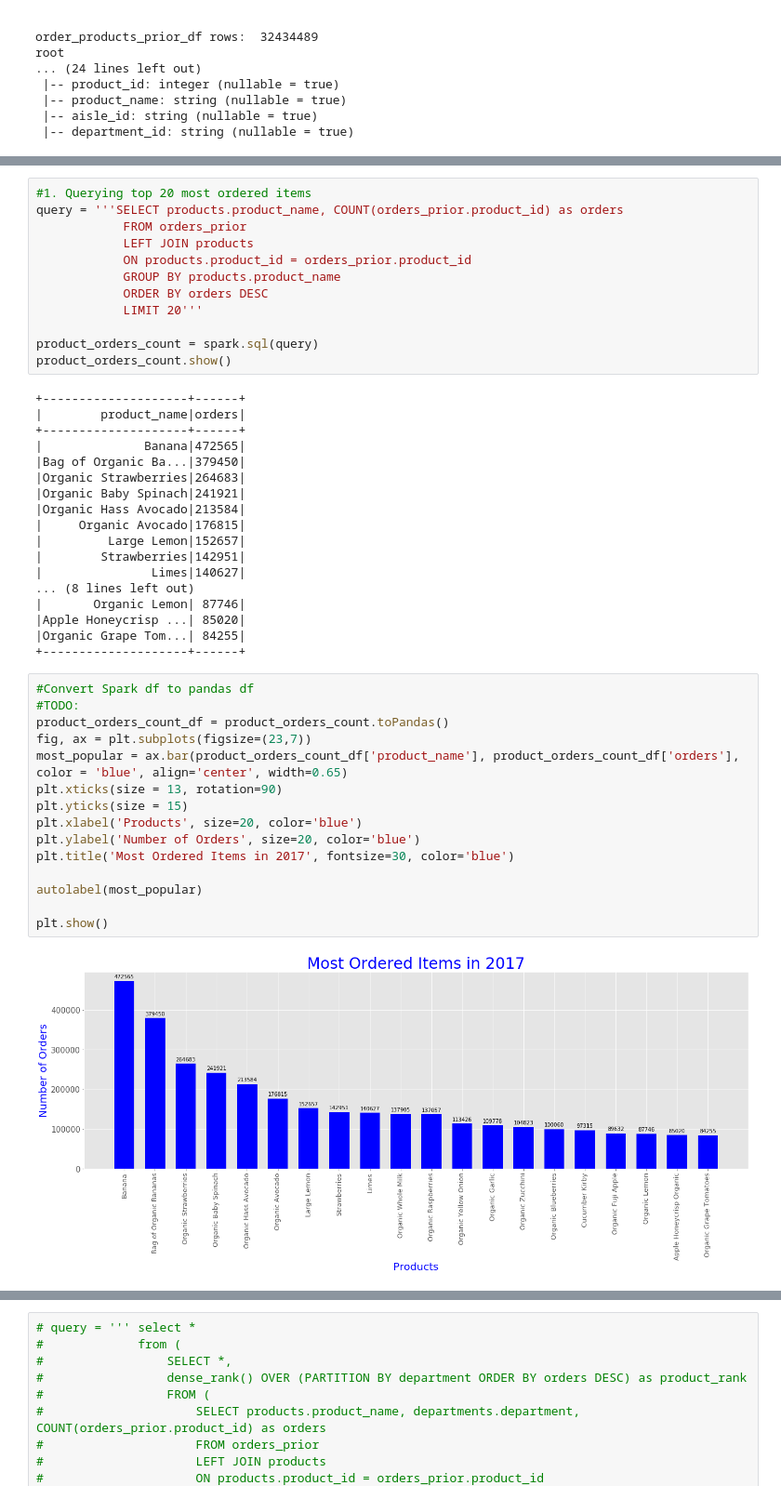
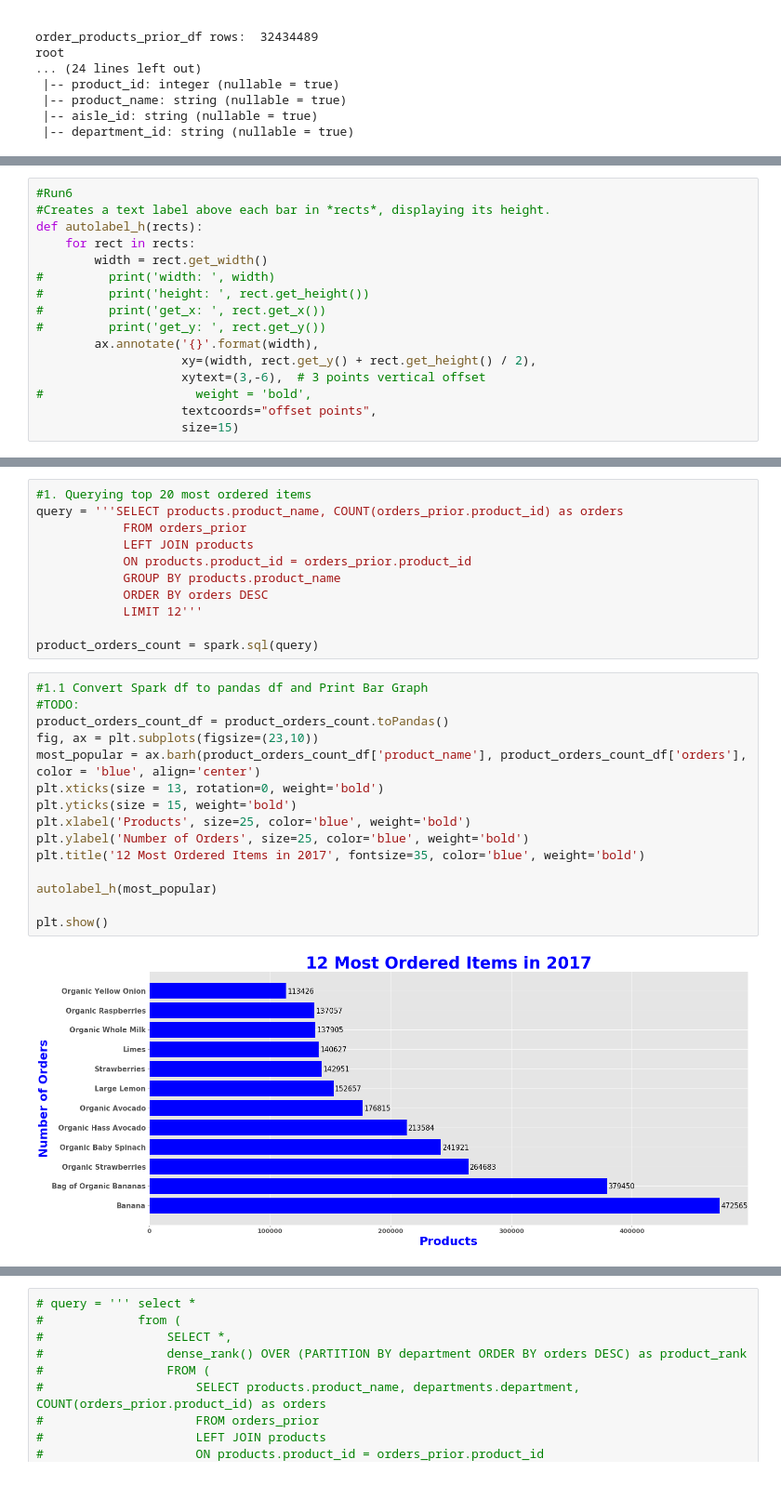
Before and after one commit to WinrichSy/Capstone_Instagram, a Jupyter notebook: Capstone 1 Instacart.ipynb, the cells around one changed output, grey strips where cells are left out. Shown: that part at 93% size. Saved outputs shown, nothing was run; the diff lists cells and outputs as text.

Commit message:
More queries added. Prettified graphs to make them more presentable

```diff
--- a/Capstone 1 Instacart.ipynb
+++ b/Capstone 1 Instacart.ipynb
@@ -228,0 +241,16 @@ def autolabel(rects):
+# %%
+#Run6
+#Creates a text label above each bar in *rects*, displaying its height.
+def autolabel_h(rects):
+    for rect in rects:
+        width = rect.get_width()
+#         print('width: ', width)
+#         print('height: ', rect.get_height())
+#         print('get_x: ', rect.get_x())
+#         print('get_y: ', rect.get_y())
+        ax.annotate('{}'.format(width),
+                    xy=(width, rect.get_y() + rect.get_height() / 2),
+                    xytext=(3,-6),  # 3 points vertical offset
+#                     weight = 'bold',
+                    textcoords="offset points",
+                    size=15)
@@ -234,44 +287,25 @@ query = '''SELECT products.product_name, COUNT(orders_prior.product_id) as order
             ON products.product_id = orders_prior.product_id
             GROUP BY products.product_name
             ORDER BY orders DESC
-            LIMIT 20'''
+            LIMIT 12'''
 
 product_orders_count = spark.sql(query)
-product_orders_count.show()
-# %% [output]
-+--------------------+------+
-|        product_name|orders|
-+--------------------+------+
-|              Banana|472565|
-|Bag of Organic Ba...|379450|
-|Organic Strawberries|264683|
-|Organic Baby Spinach|241921|
-|Organic Hass Avocado|213584|
-|     Organic Avocado|176815|
-|         Large Lemon|152657|
-|        Strawberries|142951|
-|               Limes|140627|
-... (8 lines left out)
-|       Organic Lemon| 87746|
-|Apple Honeycrisp ...| 85020|
-|Organic Grape Tom...| 84255|
-+--------------------+------+
 # %%
-#Convert Spark df to pandas df
+#1.1 Convert Spark df to pandas df and Print Bar Graph
 #TODO:
 product_orders_count_df = product_orders_count.toPandas()
-fig, ax = plt.subplots(figsize=(23,7))
-most_popular = ax.bar(product_orders_count_df['product_name'], product_orders_count_df['orders'], color = 'blue', align='center', width=0.65)
-plt.xticks(size = 13, rotation=90)
-plt.yticks(size = 15)
-plt.xlabel('Products', size=20, color='blue')
-plt.ylabel('Number of Orders', size=20, color='blue')
-plt.title('Most Ordered Items in 2017', fontsize=30, color='blue')
+fig, ax = plt.subplots(figsize=(23,10))
+most_popular = ax.barh(product_orders_count_df['product_name'], product_orders_count_df['orders'], color = 'blue', align='center')
+plt.xticks(size = 13, rotation=0, weight='bold')
+plt.yticks(size = 15, weight='bold')
+plt.xlabel('Products', size=25, color='blue', weight='bold')
+plt.ylabel('Number of Orders', size=25, color='blue', weight='bold')
+plt.title('12 Most Ordered Items in 2017', fontsize=35, color='blue', weight='bold')
 
-autolabel(most_popular)
+autolabel_h(most_popular)
 
 plt.show()
 # %% [output]
-[figure, old version]
+[figure, new version]
 # %%
 #2. Querying top item ordered from each department
```
Also changed, not shown: parts of 19 cells of this notebook.
